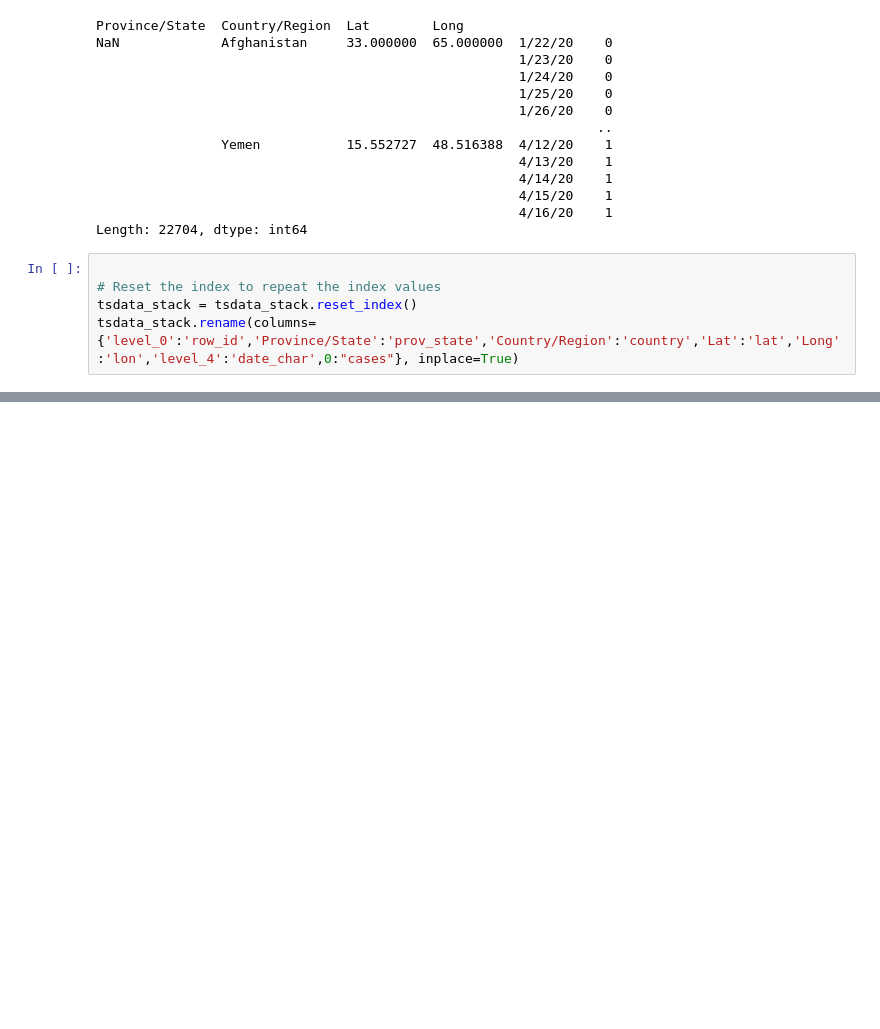
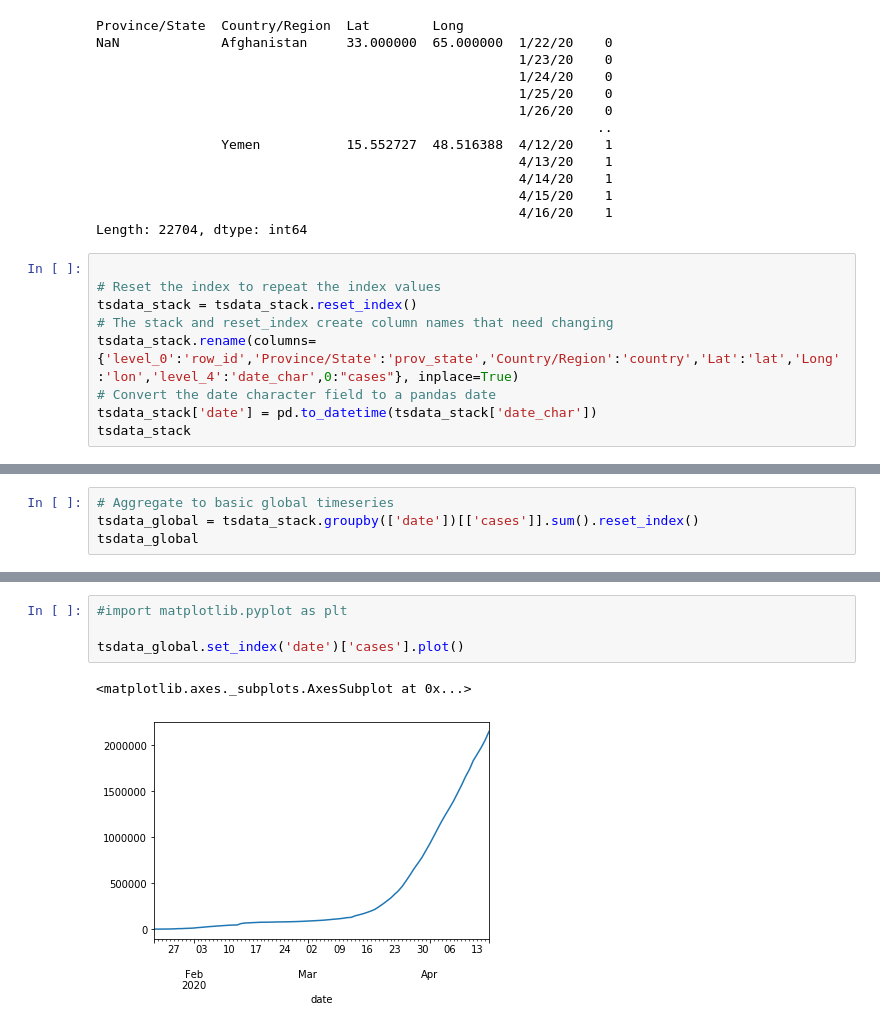
Before and after one commit to mortie23/covid-19-analysis, a Jupyter notebook: python/notebook.ipynb, the cells around one changed output, grey strips where cells are left out. Drawn from its saved outputs; the diff is of its cells as text; blank space fills up the shorter version.

Commit message:
add plot

```diff
--- a/python/notebook.ipynb
+++ b/python/notebook.ipynb
@@ -43,4 +43,8 @@ Length: 22704, dtype: int64
 
 # Reset the index to repeat the index values
 tsdata_stack = tsdata_stack.reset_index()
+# The stack and reset_index create column names that need changing
 tsdata_stack.rename(columns={'level_0':'row_id','Province/State':'prov_state','Country/Region':'country','Lat':'lat','Long':'lon','level_4':'date_char',0:"cases"}, inplace=True)
+# Convert the date character field to a pandas date
+tsdata_stack['date'] = pd.to_datetime(tsdata_stack['date_char'])
+tsdata_stack
@@ -66,0 +72,4 @@ Index(['prov_state', 'country', 'lat', 'lon', 'date_char', 'cases'], dtype='obje
+# %%
+# Aggregate to basic global timeseries
+tsdata_global = tsdata_stack.groupby(['date'])[['cases']].sum().reset_index()
+tsdata_global
@@ -66,0 +90,7 @@ Index(['prov_state', 'country', 'lat', 'lon', 'date_char', 'cases'], dtype='obje
+# %%
+#import matplotlib.pyplot as plt
+
+tsdata_global.set_index('date')['cases'].plot()
+# %% [output]
+<matplotlib.axes._subplots.AxesSubplot at 0x...>
+[figure, added]
```
Also changed, not shown: parts of 5 cells of this notebook.
